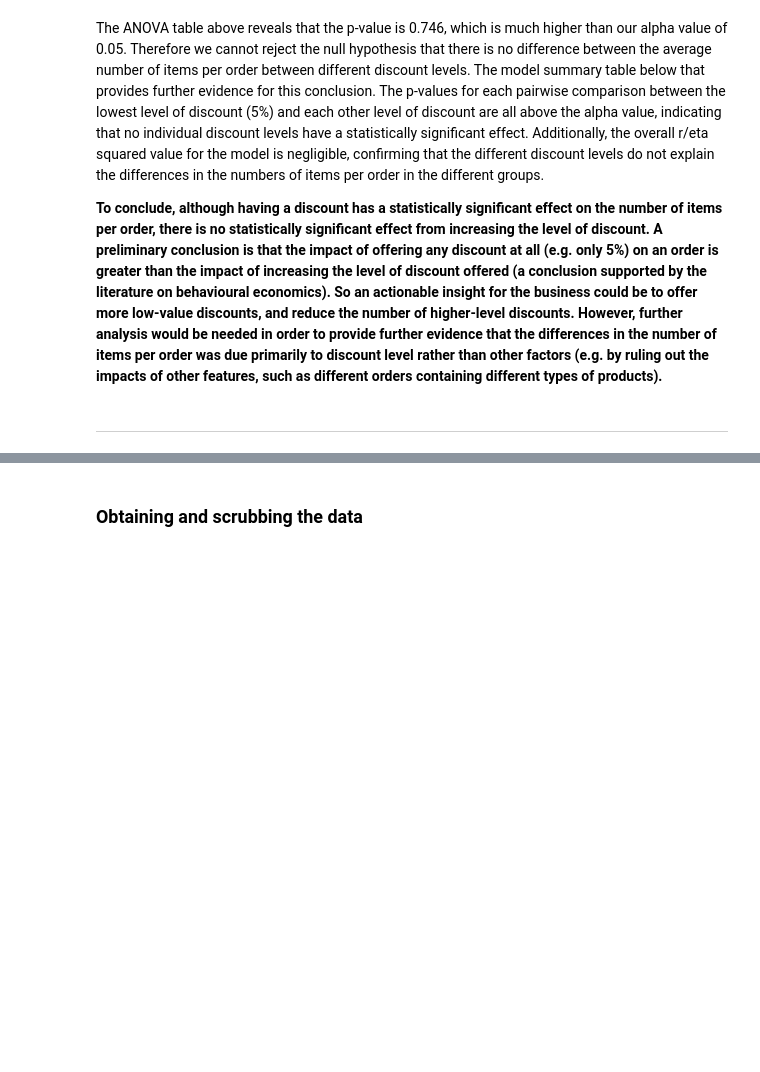
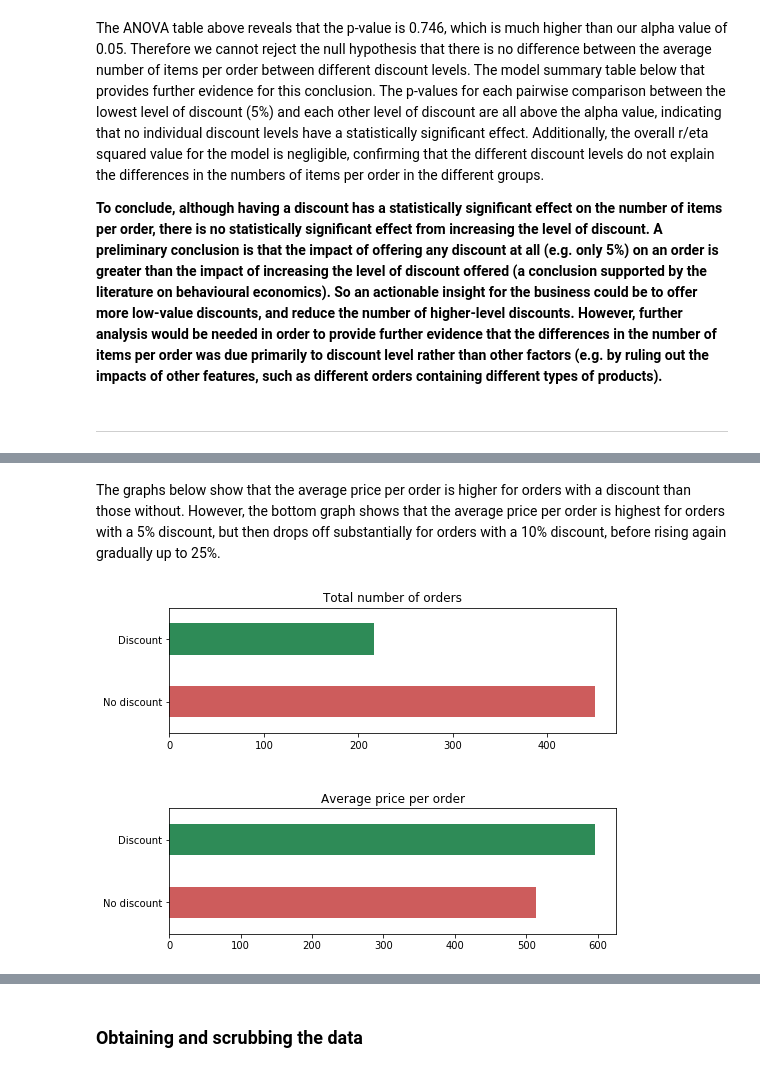
Before and after one commit to L-Lewis/dsc-2-final-project-online-ds-ft-011419, a Jupyter notebook: Module2_Project.ipynb, the cells around one changed output, grey strips where cells are left out. Drawn from its saved outputs; the diff is of its cells as text; code cells hidden in the pictures; blank space fills up the shorter version.

```diff
--- a/Module2_Project.ipynb
+++ b/Module2_Project.ipynb
@@ -282,0 +355,3 @@ The ANOVA table above reveals that the p-value is 0.746, which is much higher th
+# %%
+# Binning discount levels into 1 (discount) and 0 (no discount)
+df2['Discount_bin'] = df2['Discount'].apply(lambda x: 1 if x > 0 else 0)
@@ -282,0 +360,11 @@ The ANOVA table above reveals that the p-value is 0.746, which is much higher th
+# %%
+# Calculating the price per sub-order
+df2['price_per_order'] = df2.Quantity * df2.UnitPrice * (1 - df2.Discount)
+# %%
+# Dropping the columns for quantity, unit price and discount now that we have the total price
+df2.drop(['Quantity', 'UnitPrice'], axis=1, inplace=True)
+# %%
+# Grouping the data by order and summing the price for each order
+df2 = df2.groupby(['Discount_bin', 'Discount', 'OrderId'])['price_per_order'].sum().reset_index()
+# Dropping the OrderId as we no longer need this
+df2.drop('OrderId', axis=1, inplace=True)
@@ -282,0 +405,16 @@ The ANOVA table above reveals that the p-value is 0.746, which is much higher th
+# %% [markdown]
+The graphs below show that the average price per order is higher for orders with a discount than those without. However, the bottom graph shows that the average price per order is highest for orders with a 5% discount, but then drops off substantially for orders with a 10% discount, before rising again gradually up to 25%.
+# %%
+# Plotting the number of orders and average price per order for orders with and without discounts
+fig, (ax1, ax2) = plt.subplots(2, 1, figsize=(8,6))
+df2.groupby(['Discount_bin'])['price_per_order'].count().plot(kind='barh', ax=ax1, color=['indianred', 'seagreen'])
+df2.groupby(['Discount_bin'])['price_per_order'].mean().plot(kind='barh', ax=ax2, color=['indianred', 'seagreen'])
+ax1.set_title('Total number of orders')
+ax1.set_ylabel('')
+ax2.set_ylabel('')
+ax2.set_title('Average price per order')
+ax1.set_yticklabels(['No discount', 'Discount'])
+ax2.set_yticklabels(['No discount', 'Discount'])
+fig.subplots_adjust(hspace=0.6);
+# %% [output]
+[figure, added]
```
Also changed, not shown: parts of 67 cells of this notebook.
